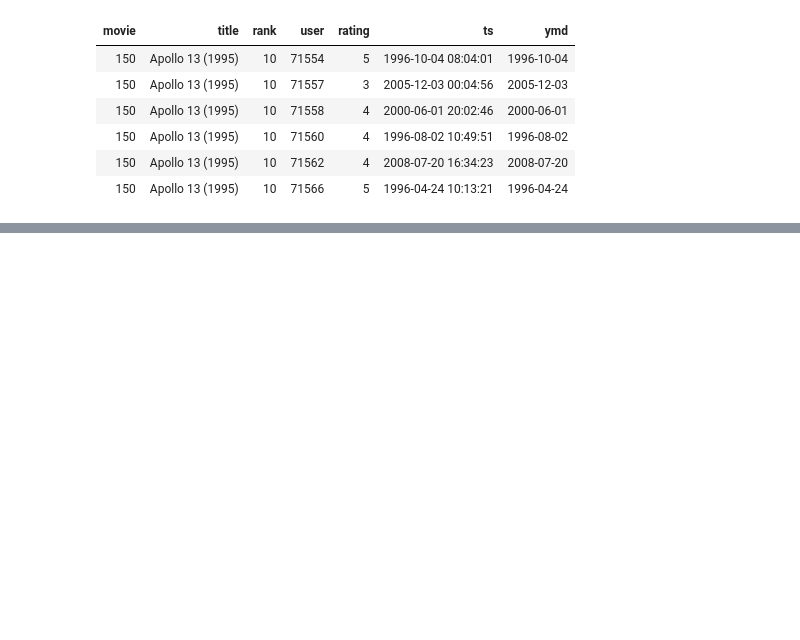
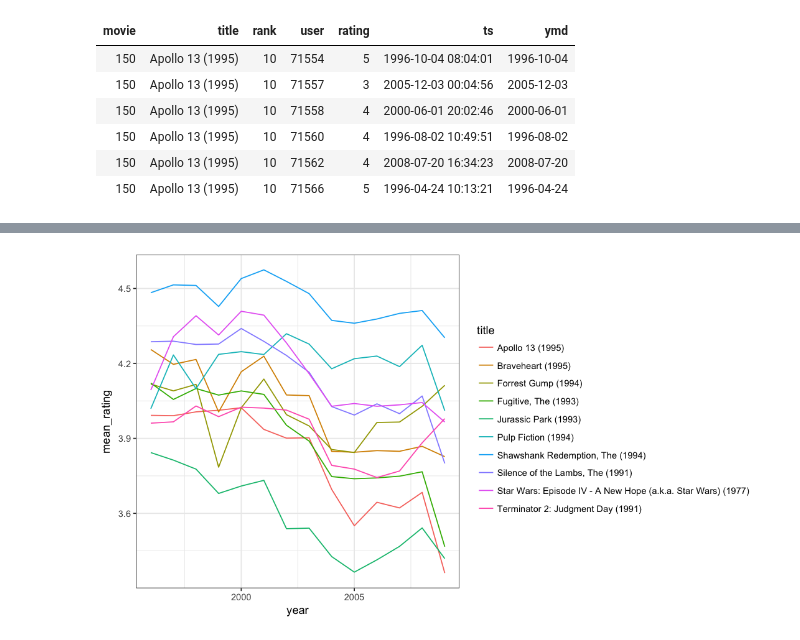
Before and after one commit to jhofman/msd2017, a Jupyter notebook: lectures/lecture_5/visualization_with_ggplot2.ipynb, the cells around one changed output, grey strips where cells are left out. Drawn from its saved outputs; the diff is of its cells as text; code cells hidden in the pictures; blank space fills up the shorter version.

```diff
--- a/lectures/lecture_5/visualization_with_ggplot2.ipynb
+++ b/lectures/lecture_5/visualization_with_ggplot2.ipynb
@@ -440,0 +446,5 @@ ggplot(plot_data, aes(x = year, y = num_ratings, color = title)) +
+# %%
+ggplot(top_ratings_by_year, aes(x = year, y = mean_rating, color = title)) +
+    geom_line()
+# %% [output]
+[figure, added]
```
Also changed, not shown: parts of 21 cells of this notebook.
